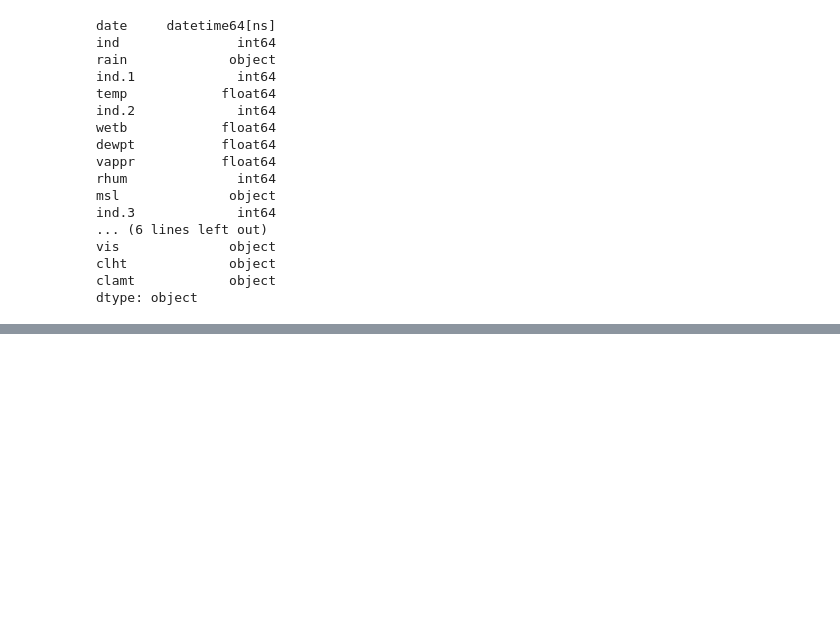
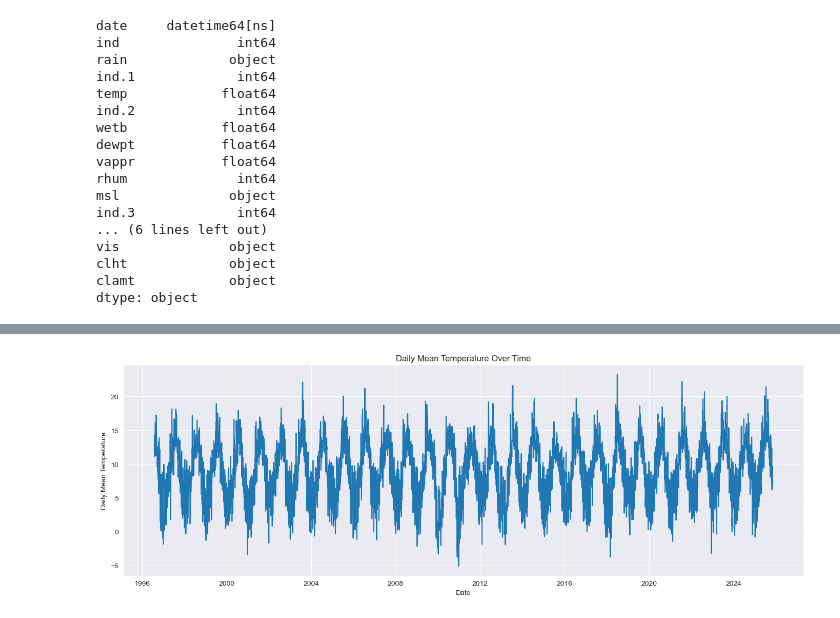
Before and after one commit to AnnaLozenko/PFDA_assignments, a Jupyter notebook: assignment_6_Weather.ipynb, the cells around one changed output, grey strips where cells are left out. Saved outputs shown, nothing was run; the diff lists cells and outputs as text; code cells hidden in the pictures; blank space fills up the shorter version.

```diff
--- a/assignment_6_Weather.ipynb
+++ b/assignment_6_Weather.ipynb
@@ -163,0 +231,4 @@ plt.show()
+# %%
+# resample the data to daily frequency and calculate the mean temperature for each day
+daily_mean = df["temp"].resample("D").mean()
+print(daily_mean.head())
@@ -163,0 +243,11 @@ plt.show()
+# %%
+# plot the daily average temperatures (01/08/1996 - 31/07/2025)
+plt.figure(figsize=(14,5))
+plt.plot(daily_mean.index, daily_mean.values)
+plt.xlabel("Date")
+plt.ylabel("Daily Mean Temperature")
+plt.title("Daily Mean Temperature Over Time")
+plt.tight_layout()
+plt.show()
+# %% [output]
+[figure, added]
```
Also changed, not shown: parts of 23 cells of this notebook.
